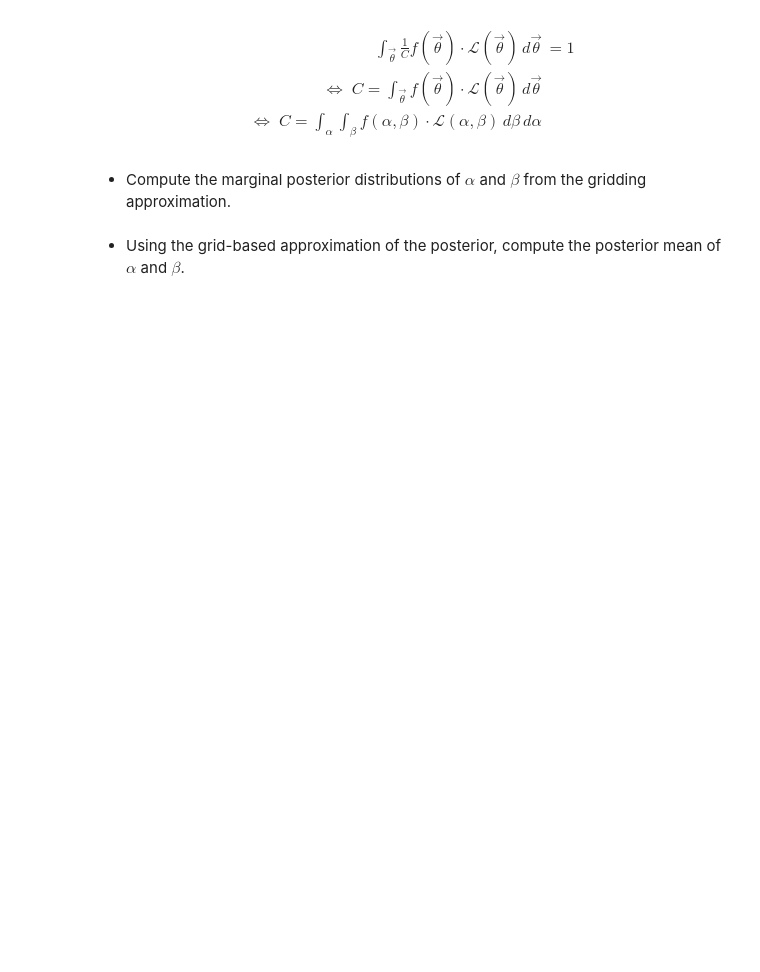
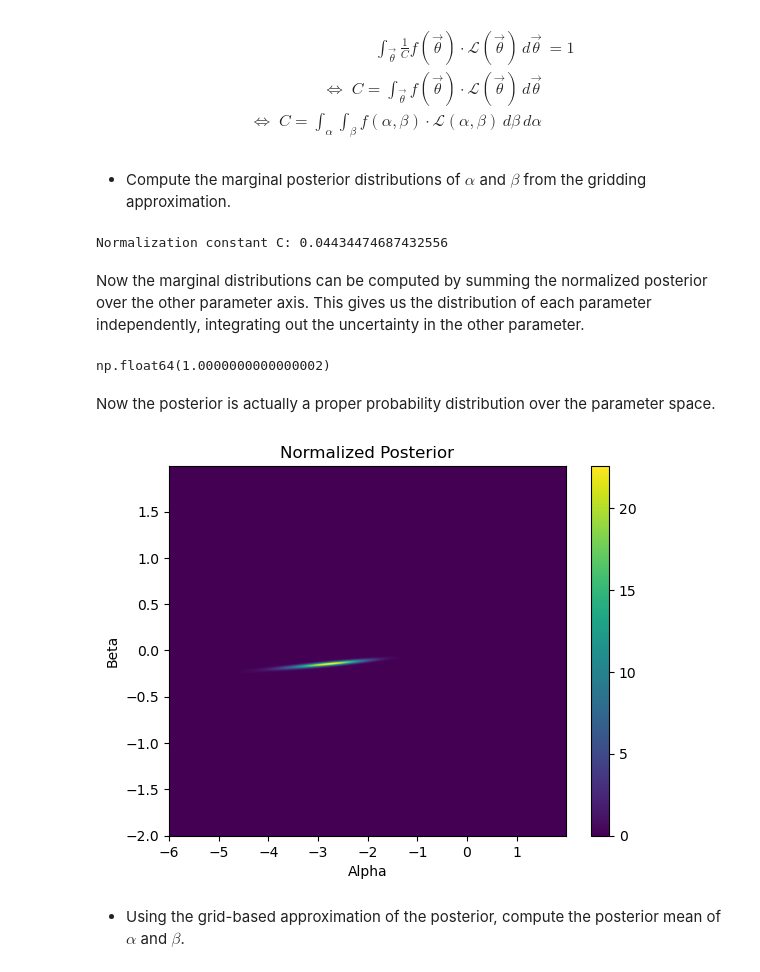
Before and after one commit to FedericoGritti/probabilistic_mushroom_spoilage_model, a Jupyter notebook: carnio_gritti.ipynb, the cells around one changed output. Drawn from its saved outputs; the diff is of its cells as text; code cells hidden in the pictures; blank space fills up the shorter version.

```diff
--- a/carnio_gritti.ipynb
+++ b/carnio_gritti.ipynb
@@ -474,5 +475,33 @@ We define C as the normalizing constant
 \end{align*}
 # %% [markdown]
 * Compute the marginal posterior distributions of $\alpha$ and $\beta$ from the gridding approximation.
+# %%
+#we compute the normalization constant C
+# by summing the unnormalized posterior and multiplying by the area of each grid cell
+grid_alpha_step = 0.01
+grid_beta_step = 0.01
+C = np.sum(unnorm_post) * grid_alpha_step * grid_beta_step
+print(f"Normalization constant C: {C}")
+# %% [output]
+Normalization constant C: 0.04434474687432556
+# %% [markdown]
+Now the marginal distributions can be computed by summing the normalized posterior over the other parameter axis. This gives us the distribution of each parameter independently, integrating out the uncertainty in the other parameter.
+# %%
+norm_post = unnorm_post / C
+np.sum(norm_post) * grid_alpha_step * grid_beta_step
+# %% [output]
+np.float64(1.0000000000000002)
+# %% [markdown]
+Now the posterior is actually a proper probability distribution over the parameter space.
+# %%
+
+plt.imshow(norm_post[::-1], extent=(a_prior.min(), a_prior.max(), b_prior.min(), b_prior.max()), origin='lower', aspect='auto')
+plt.colorbar()
+plt.xlabel('Alpha')
+plt.ylabel('Beta')
+plt.title('Normalized Posterior')
+plt.show()
+# %% [output]
+[figure, added]
 # %% [markdown]
 * Using the grid-based approximation of the posterior, compute the posterior mean of $\alpha$ and $\beta$.
```
Also changed, not shown: parts of 4 cells of this notebook.
